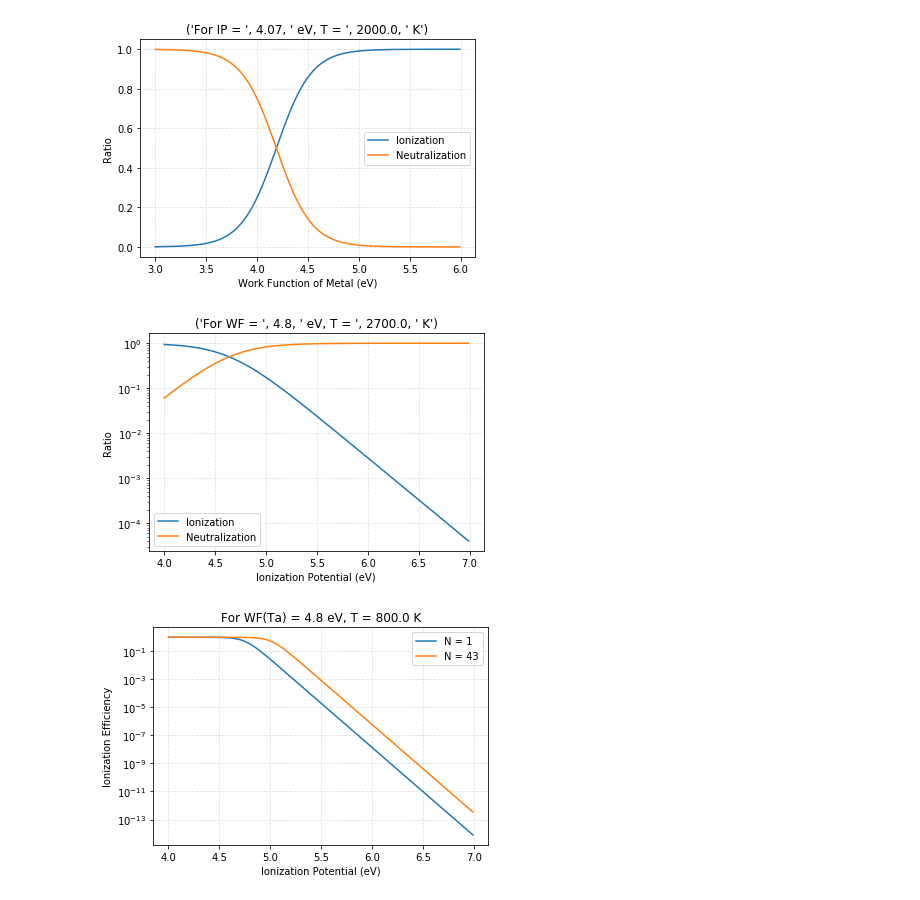
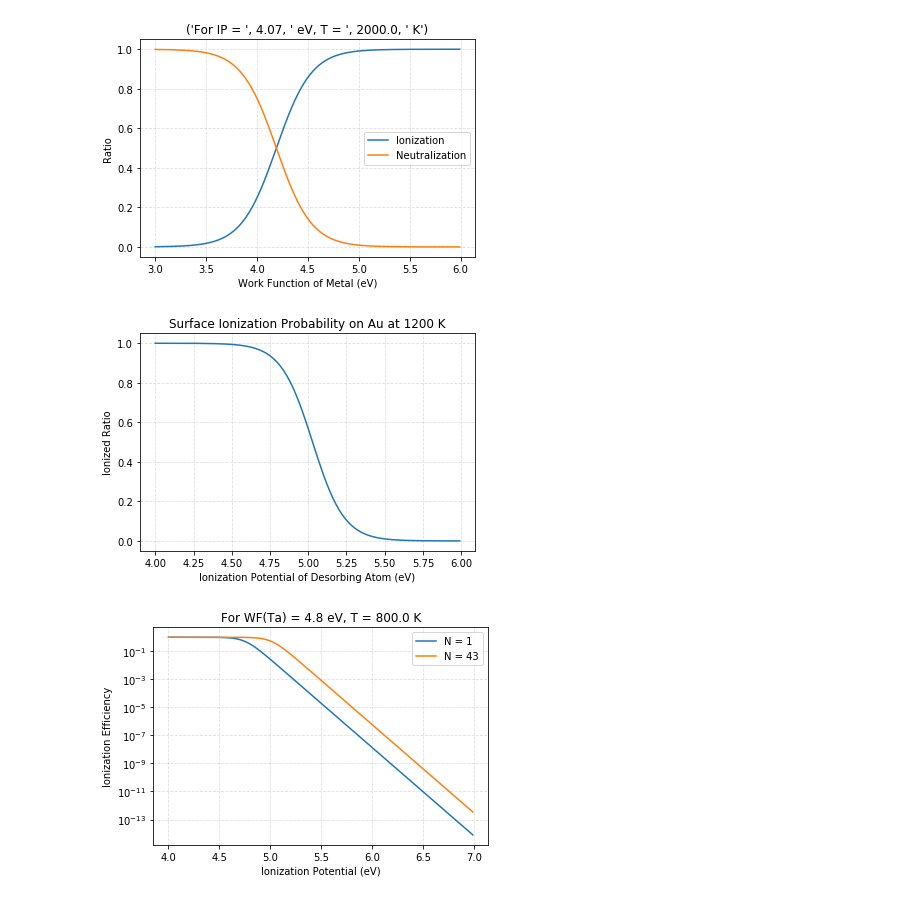
Before and after one commit to naoya-ozawa/langmuir_saha_calculator, a Jupyter notebook: ion_atom_distribution.ipynb, the cells around one changed output. Cells and saved outputs as stored; diff of their text form; code cells hidden in the pictures.

Commit message:
[add] plots for fusion byproducts

```diff
--- a/ion_atom_distribution.ipynb
+++ b/ion_atom_distribution.ipynb
@@ -87,29 +147,28 @@ plt.show()
 # %%
 # Ionization-Potential dependence
 
-T = 2700. #K
-wf_Ta = 4.8 #
+T = 1200 #K
 
-IP = np.array(range(400,700))/100.
-plt.plot(IP, ionization(T,wf_Ta,IP,sw,k), label='Ionization')
-plt.plot(IP, neutralization(T,wf_Ta,IP,sw,k), label='Neutralization')
-plt.yscale('log')
+IP = np.array(range(400,600))/100.
+plt.plot(IP, ionization(T,E_wf_Au,IP,sw_Alkali,k), label='Ionization')
+#plt.yscale('log')
 
-title = "For WF = ",wf_Ta," eV, T = ",T," K"
+title = 'Surface Ionization Probability on Au at {} K'.format(T)
 plt.title(title)
-plt.xlabel('Ionization Potential (eV)')
-plt.ylabel('Ratio')
+plt.xlabel('Ionization Potential of Desorbing Atom (eV)')
+plt.ylabel('Ionized Ratio')
 
 # Add a grid
 plt.grid(alpha=.4,linestyle='--')
 
 # Add a Legend
-plt.legend()
+#plt.legend()
 
 # Show the plot
+plt.savefig('ip_dependence_of_ionization_Au1200K.pdf')
 plt.show()
 # %% [output]
-[figure, old version]
+[figure, new version]
 # %%
 # Ionization-Potential dependence with N-factor
 
```
Also changed, not shown: parts of 3 cells of this notebook.
